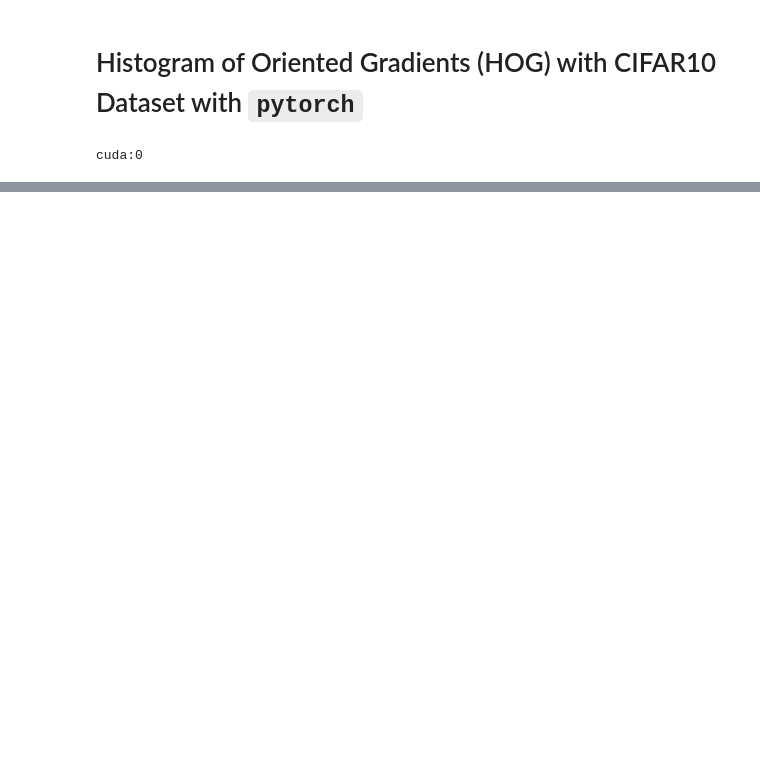
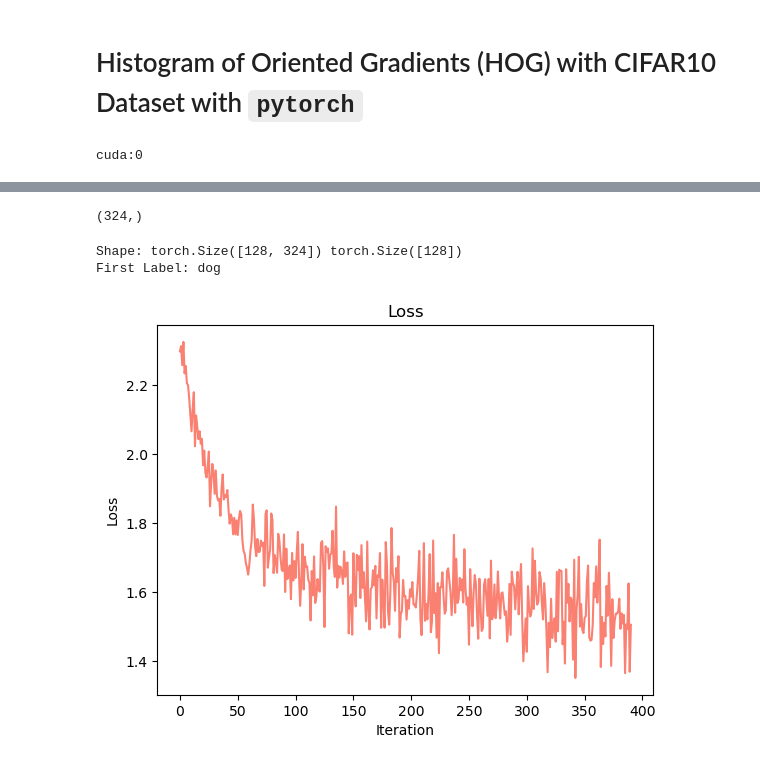
Before and after one commit to fongc123/notes, a Jupyter notebook: src/machine learning/hog/cifar10_pytorch.ipynb, the cells around one changed output, grey strips where cells are left out. Cells and saved outputs as stored; diff of their text form; code cells hidden in the pictures; blank space fills up the shorter version.

```diff
--- a/src/machine learning/hog/cifar10_pytorch.ipynb
+++ b/src/machine learning/hog/cifar10_pytorch.ipynb
@@ -56,0 +65,5 @@ len(cifar_test)
+# %%
+# sample features
+print(cifar_train[0][0].shape)
+# %% [output]
+(324,)
@@ -56,0 +75,49 @@ len(cifar_test)
+# %%
+# initialize data loader
+BATCH_SIZE = 128
+
+train_loader = torch.utils.data.DataLoader(cifar_train, batch_size = BATCH_SIZE, shuffle = True)
+test_loader = torch.utils.data.DataLoader(cifar_test, batch_size = BATCH_SIZE, shuffle = False)
+# %%
+# test iterations
+counter = 0
+for it in range(1):
+    for features, labels in train_loader:
+        if counter >= 1:
+            break
+        print("Shape:", features.shape, labels.shape)
+        print("First Label:", idx_class[labels[0].item()])
+
+        counter += 1
+# %% [output]
+Shape: torch.Size([128, 324]) torch.Size([128])
+First Label: dog
+# %%
+# train model
+losses = []
+num_epochs = 1
+for it in range(num_epochs):
+    for features, labels in train_loader:
+        features = features.to(device)
+        labels = labels.to(device)
+
+        # forward pass
+        outputs = model(features)
+        loss = criterion(outputs, labels)
+        losses.append(loss.item())
+
+        # backward pass
+        loss.backward()
+
+        # update parameters
+        optimizer.step()
+        optimizer.zero_grad()
+# %%
+# plot loss
+plt.plot(losses, c = "salmon")
+plt.title("Loss")
+plt.xlabel("Iteration")
+plt.ylabel("Loss")
+plt.show()
+# %% [output]
+[figure, added]
```
Also changed, not shown: parts of 16 cells of this notebook, 2 other files.
